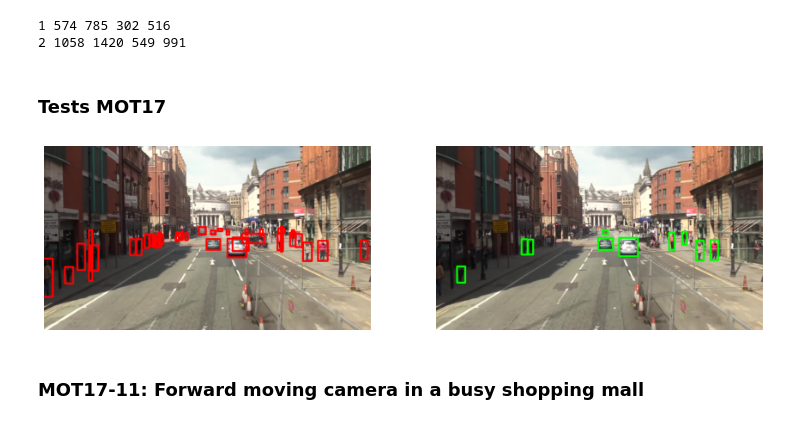
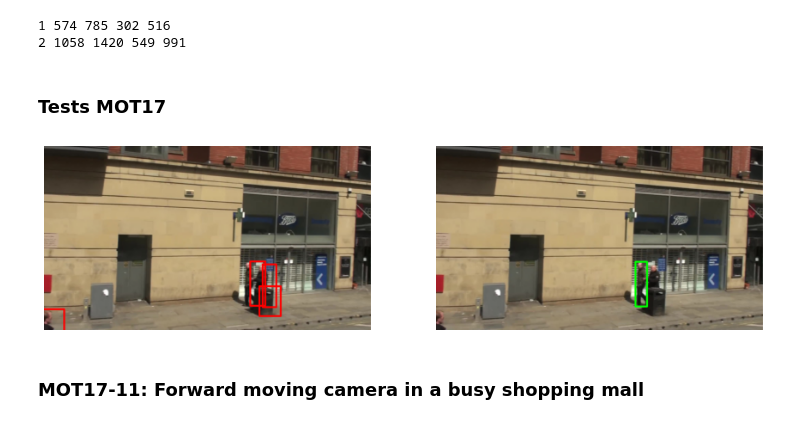
Before and after one commit to Mabelal/inf6804, a Jupyter notebook: TP3/TP3_1805679_1840713.ipynb, the cells around one changed output. Saved outputs shown, nothing was run; the diff lists cells and outputs as text; code cells hidden in the pictures.

```diff
--- a/TP3/TP3_1805679_1840713.ipynb
+++ b/TP3/TP3_1805679_1840713.ipynb
@@ -323,41 +323,41 @@ for to in tracked_objects.values():
 [figure]
 1 574 785 302 516
 2 1058 1420 549 991
-# %% [markdown]
-### Tests MOT17
-# %%
-f = open("/Users/mabelal/Downloads/TP3_data/MOT17-13-FRCNN/gt/gt.txt", "r")
-lines = f.readlines()
-f.close()
-
-src_path = "/Users/mabelal/Downloads/TP3_data/MOT17-13-FRCNN/img1"
-frames = [name for name in os.listdir(src_path) if os.path.isfile(os.path.join(src_path, name))]
-frames = sorted(frames)
-
-fig, axarr = plt.subplots(1, 2, figsize=(15, 15))
-
-img = cv2.imread(os.path.join(src_path, frames[0]))
-
-for line in lines:
-    frame, track, x, y, w, h = line.split(",")[:6]
-    if int(frame) == 1:
-        img = cv2.rectangle(img, (int(x), int(y)), (int(x)+int(w), int(y)+int(h)), (0,0,255), 10)
-
-axarr[0].imshow(img[...,::-1])
-axarr[0].axis("off")
-
-img2 = cv2.imread(os.path.join(src_path, frames[0]))
-boxes = detect_objects(img2)
-
-for b in boxes:
-    img2 = cv2.rectangle(img2, (b[0], b[1]), (b[2], b[3]), (0,255,0), 10)
-
-axarr[1].imshow(img2[...,::-1])
-axarr[1].axis("off")
-
-plt.show()
-# %% [output]
-[figure, removed]
+# %% [markdown]
+### Tests MOT17
+# %%
+f = open("/Users/mabelal/Downloads/TP3_data/MOT17-13-FRCNN/gt/gt.txt", "r")
+lines = f.readlines()
+f.close()
+
+src_path = "/Users/mabelal/Downloads/TP3_data/MOT17-13-FRCNN/img1"
+frames = [name for name in os.listdir(src_path) if os.path.isfile(os.path.join(src_path, name))]
+frames = sorted(frames)
+
+fig, axarr = plt.subplots(1, 2, figsize=(15, 15))
+
+img = cv2.imread(os.path.join(src_path, frames[495]))
+
+for line in lines:
+    frame, track, x, y, w, h = line.split(",")[:6]
+    if int(frame) == 495:
+        img = cv2.rectangle(img, (int(x), int(y)), (int(x)+int(w), int(y)+int(h)), (0,0,255), 10)
+
+axarr[0].imshow(img[...,::-1])
+axarr[0].axis("off")
+
+img2 = cv2.imread(os.path.join(src_path, frames[495]))
+boxes = detect_objects(img2)
+
+for b in boxes:
+    img2 = cv2.rectangle(img2, (b[0], b[1]), (b[2], b[3]), (0,255,0), 10)
+
+axarr[1].imshow(img2[...,::-1])
+axarr[1].axis("off")
+
+plt.show()
+# %% [output]
+[figure, added]
 # %% [markdown]
 ### MOT17-11: Forward moving camera in a busy shopping mall
 # %%
```
Also changed, not shown: parts of 1 cell of this notebook.
